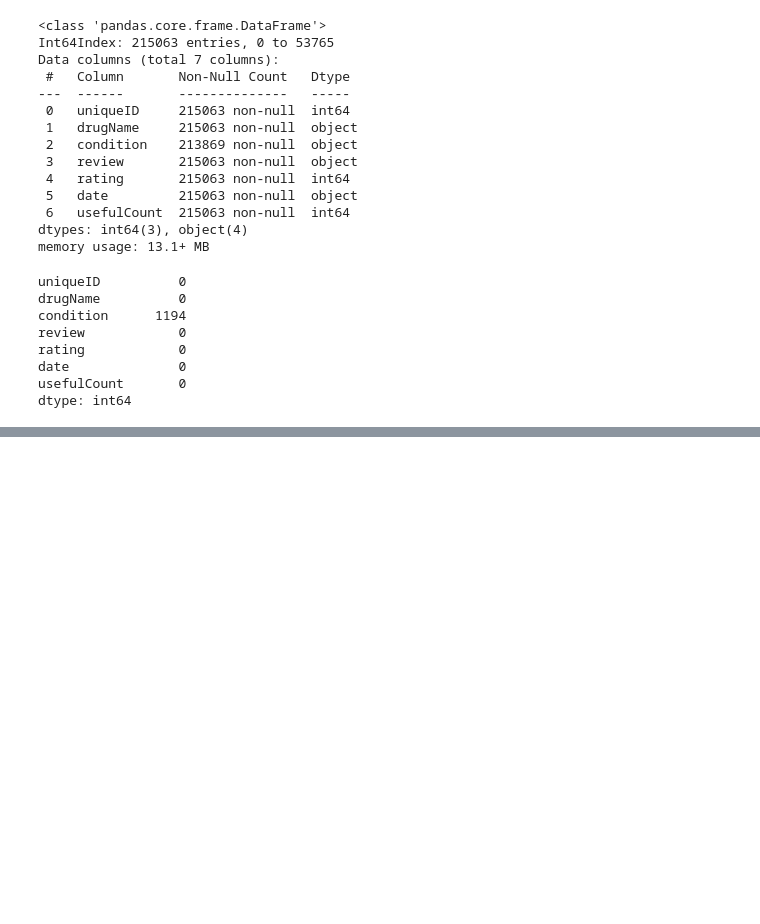
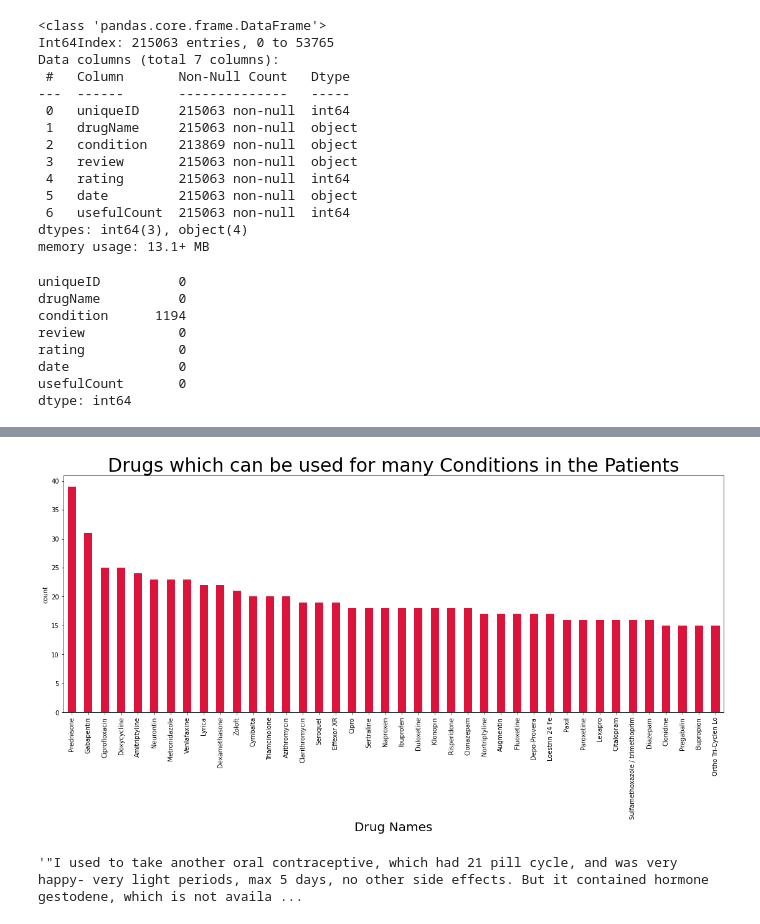
Before and after one commit to buriihenry/Drugs-Recommendation, a Jupyter notebook: Drugs_Recommendation.ipynb, the cells around one changed output, grey strips where cells are left out. Saved outputs shown, nothing was run; the diff lists cells and outputs as text; code cells hidden in the pictures; blank space fills up the shorter version.

```diff
--- a/Drugs_Recommendation.ipynb
+++ b/Drugs_Recommendation.ipynb
@@ -121,0 +150,15 @@ plt.show()
+# %%
+# checking the most popular drugs per conditions
+data.groupby(['drugName'])['condition'].nunique().sort_values(ascending=False).head(40).plot.bar(figsize=(19,7),color='crimson')
+plt.title('Drugs which can be used for many Conditions in the Patients', fontsize=30)
+plt.xlabel('Drug Names',fontsize=20)
+plt.ylabel('count')
+plt.show()
+# %% [output]
+[figure, added]
+# %%
+# let's read some reviews
+
+train['review'][2]
+# %% [output]
+'"I used to take another oral contraceptive, which had 21 pill cycle, and was very happy- very light periods, max 5 days, no other side effects. But it contained hormone gestodene, which is not availa ...
```
Also changed, not shown: parts of 11 cells of this notebook.
